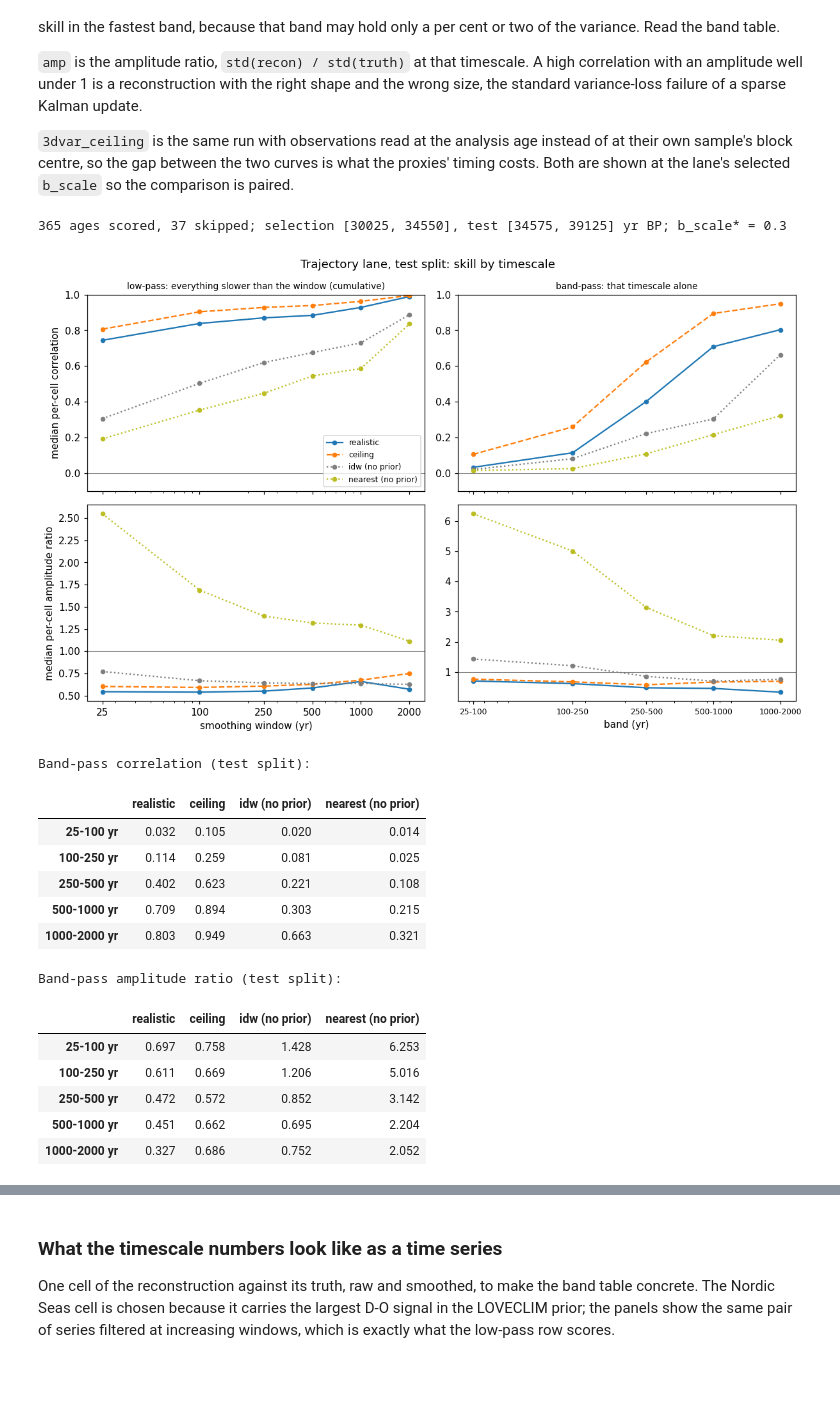
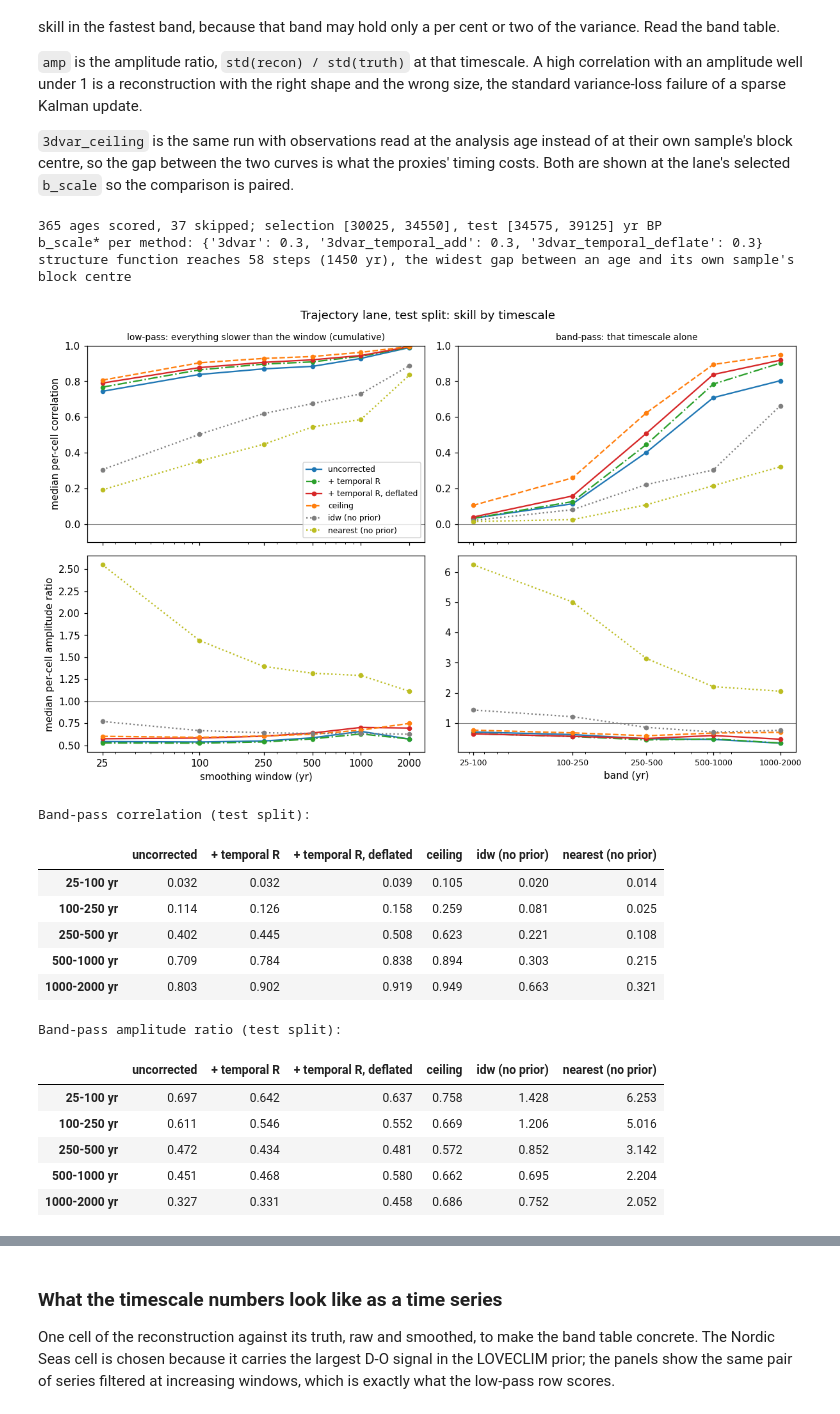
Before and after one commit to evgeni-g-georgiev/sparse_paleoclimate_field_reconstruction, a Jupyter notebook: notebooks/09_da_comparison.ipynb, the cells around one changed output, grey strips where cells are left out. Drawn from its saved outputs; the diff is of its cells as text; code cells hidden in the pictures; blank space fills up the shorter version.

```diff
--- a/notebooks/09_da_comparison.ipynb
+++ b/notebooks/09_da_comparison.ipynb
@@ -46,11 +46,17 @@ OUT = Path("../outputs/da")
 FIG = Path("../outputs/figures/09_da_comparison"); FIG.mkdir(parents=True, exist_ok=True)
 
 TAPER = ["localization_km", "shrinkage_lambda", "alpha"]
+TEMPORAL_VARIANTS = ["3dvar_temporal_add", "3dvar_temporal_deflate"]
 
 M = pd.concat([pd.read_csv(p) for p in glob.glob(str(OUT / "*/metrics.csv"))],
               ignore_index=True)
 # One label per reconstructor: naive keeps its method; 3dvar keeps its space (pixel/latent).
 M["model"] = np.where(M.method != "3dvar", M.method, M.space)
+# A temporal variant can come out of any space, so its label has to keep the space or a
+# pixel row and a latent row would collapse into one under the dedup below.
+_tv = M.method.isin(TEMPORAL_VARIANTS)
+M.loc[_tv, "model"] = (M.loc[_tv, "space"] + "_"
+                       + M.loc[_tv, "method"].str.replace("3dvar_", "", regex=False))
 
 # The naive baselines are prior-free, so every runner writes an identical copy; collapse
 # duplicates. The taper columns are in the key so distinct pixel-grid configs survive
@@ -60,7 +66,10 @@ M = M.drop_duplicates(
     keep="first").reset_index(drop=True)
 
 LANES = ["ppe", "withholding_random", "trajectory"]
-ROW_ORDER = ["pixel", "3dvar_ceiling", "pca", "ae", "vae", "idw", "nearest"]
+# The temporal variants sit between the uncorrected pixel run and the ceiling: they treat
+# the staleness of an observation rather than removing it.
+ROW_ORDER = ["pixel", "pixel_temporal_add", "pixel_temporal_deflate", "3dvar_ceiling",
+             "pca", "ae", "vae", "idw", "nearest"]
 MODEL_DIR = {"pixel": "3dvar_pixel", "pca": "3dvar_pca", "ae": "3dvar_ae", "vae": "3dvar_vae"}
 # The trajectory lane writes its own directory so it can be re-run without disturbing the
 # other two; its rows still carry space="pixel", so they land under the `pixel` model.
@@ -265,16 +282,26 @@ traj_cfg = json.load(open(TRAJ_DIR / "trajectory_config.json"))
 B_TRAJ = traj_cfg["selected"]["b_scale"]
 WINDOWS = traj_cfg["lowpass_windows"]
 BANDS = [tuple(b) for b in traj_cfg["bands"]]
-# The two 3dvar variants sit at the lane's selected b_scale so their gap is paired; the
+# The uncorrected run and the ceiling sit at the lane's selected b_scale so their gap is
+# paired. Each temporal variant sits at the b_scale its own selection split chose, since
+# inflating R moves the balance the analysis wants; the config records those. The
 # prior-free rows carry no b_scale of their own and are written at 1.0.
-TRAJ_SERIES = [("3dvar", "realistic", B_TRAJ, "C0", "-"),
+B_BY_METHOD = traj_cfg["selected_b_scale_by_method"]
+TRAJ_SERIES = [("3dvar", "uncorrected", B_TRAJ, "C0", "-"),
+               ("3dvar_temporal_add", "+ temporal R",
+                B_BY_METHOD["3dvar_temporal_add"], "C2", "-."),
+               ("3dvar_temporal_deflate", "+ temporal R, deflated",
+                B_BY_METHOD["3dvar_temporal_deflate"], "C3", "-"),
                ("3dvar_ceiling", "ceiling", B_TRAJ, "C1", "--"),
                ("idw", "idw (no prior)", 1.0, "C7", ":"),
                ("nearest", "nearest (no prior)", 1.0, "C8", ":")]
 
 print(f"{traj_cfg['n_covered_ages']} ages scored, {traj_cfg['n_skipped_ages']} skipped; "
-      f"selection {traj_cfg['selection_ages']}, test {traj_cfg['test_ages']} yr BP; "
-      f"b_scale* = {B_TRAJ}")
+      f"selection {traj_cfg['selection_ages']}, test {traj_cfg['test_ages']} yr BP")
+print("b_scale* per method:", {m: b for m, b in B_BY_METHOD.items()})
+print(f"structure function reaches {traj_cfg['max_block_lag_steps']} steps "
+      f"({traj_cfg['max_block_lag_steps'] * traj_cfg['step_yr']:.0f} yr), "
+      "the widest gap between an age and its own sample's block centre")
 
 
 def traj_curve(method, b, stat, keys, channel="pooled"):
@@ -299,46 +326,48 @@ for method, label, b, colour, style in TRAJ_SERIES:
     axes[1, 1].plot(bp_x, traj_curve(method, b, "amp", bp_keys), style, color=colour,
                     marker="o", ms=4)
 for ax in axes[:, 0]:
     ax.set_xscale("log"); ax.set_xticks(WINDOWS); ax.set_xticklabels(WINDOWS)
 for ax in axes[:, 1]:
     ax.set_xscale("log"); ax.set_xticks(bp_x)
     ax.set_xticklabels([f"{a}-{b}" for a, b in BANDS], fontsize=8)
 for ax in axes[0]:
     ax.axhline(0, color="grey", lw=0.7); ax.set_ylim(-0.1, 1.0)
 for ax in axes[1]:
     ax.axhline(1.0, color="grey", lw=0.7)
 axes[0, 0].set_title("low-pass: everything slower than the window (cumulative)", fontsize=9)
 axes[0, 1].set_title("band-pass: that timescale alone", fontsize=9)
 axes[0, 0].set_ylabel("median per-cell correlation")
 axes[1, 0].set_ylabel("median per-cell amplitude ratio")
 axes[1, 0].set_xlabel("smoothing window (yr)")
 axes[1, 1].set_xlabel("band (yr)")
 axes[0, 0].legend(fontsize=8)
 fig.suptitle("Trajectory lane, test split: skill by timescale")
 fig.tight_layout()
 fig.savefig(FIG / "trajectory_skill_vs_timescale.png", dpi=110, bbox_inches="tight")
 plt.show()
 
 for stat, name in (("corr", "correlation"), ("amp", "amplitude ratio")):
     tab = pd.DataFrame({label: traj_curve(m, b, stat, bp_keys)
                         for m, label, b, _, _ in TRAJ_SERIES},
                        index=[f"{a}-{b} yr" for a, b in BANDS])
     print(f"Band-pass {name} (test split):")
     display(tab.round(3))
 # %% [output]
-365 ages scored, 37 skipped; selection [30025, 34550], test [34575, 39125] yr BP; b_scale* = 0.3
+365 ages scored, 37 skipped; selection [30025, 34550], test [34575, 39125] yr BP
+b_scale* per method: {'3dvar': 0.3, '3dvar_temporal_add': 0.3, '3dvar_temporal_deflate': 0.3}
+structure function reaches 58 steps (1450 yr), the widest gap between an age and its own sample's block centre
-[figure, old version]
+[figure, new version]
 Band-pass correlation (test split):
-|  | realistic | ceiling | idw (no prior) | nearest (no prior) |
-| 25-100 yr | 0.032 | 0.105 | 0.020 | 0.014 |
-| 100-250 yr | 0.114 | 0.259 | 0.081 | 0.025 |
-| 250-500 yr | 0.402 | 0.623 | 0.221 | 0.108 |
-| 500-1000 yr | 0.709 | 0.894 | 0.303 | 0.215 |
-| 1000-2000 yr | 0.803 | 0.949 | 0.663 | 0.321 |
+|  | uncorrected | + temporal R | + temporal R, deflated | ceiling | idw (no prior) | nearest (no prior) |
+| 25-100 yr | 0.032 | 0.032 | 0.039 | 0.105 | 0.020 | 0.014 |
+| 100-250 yr | 0.114 | 0.126 | 0.158 | 0.259 | 0.081 | 0.025 |
+| 250-500 yr | 0.402 | 0.445 | 0.508 | 0.623 | 0.221 | 0.108 |
+| 500-1000 yr | 0.709 | 0.784 | 0.838 | 0.894 | 0.303 | 0.215 |
+| 1000-2000 yr | 0.803 | 0.902 | 0.919 | 0.949 | 0.663 | 0.321 |
 Band-pass amplitude ratio (test split):
-|  | realistic | ceiling | idw (no prior) | nearest (no prior) |
-| 25-100 yr | 0.697 | 0.758 | 1.428 | 6.253 |
-| 100-250 yr | 0.611 | 0.669 | 1.206 | 5.016 |
-| 250-500 yr | 0.472 | 0.572 | 0.852 | 3.142 |
-| 500-1000 yr | 0.451 | 0.662 | 0.695 | 2.204 |
-| 1000-2000 yr | 0.327 | 0.686 | 0.752 | 2.052 |
+|  | uncorrected | + temporal R | + temporal R, deflated | ceiling | idw (no prior) | nearest (no prior) |
+| 25-100 yr | 0.697 | 0.642 | 0.637 | 0.758 | 1.428 | 6.253 |
+| 100-250 yr | 0.611 | 0.546 | 0.552 | 0.669 | 1.206 | 5.016 |
+| 250-500 yr | 0.472 | 0.434 | 0.481 | 0.572 | 0.852 | 3.142 |
+| 500-1000 yr | 0.451 | 0.468 | 0.580 | 0.662 | 0.695 | 2.204 |
+| 1000-2000 yr | 0.327 | 0.331 | 0.458 | 0.686 | 0.752 | 2.052 |
```
Also changed, not shown: parts of 8 cells of this notebook, 1 other file.
